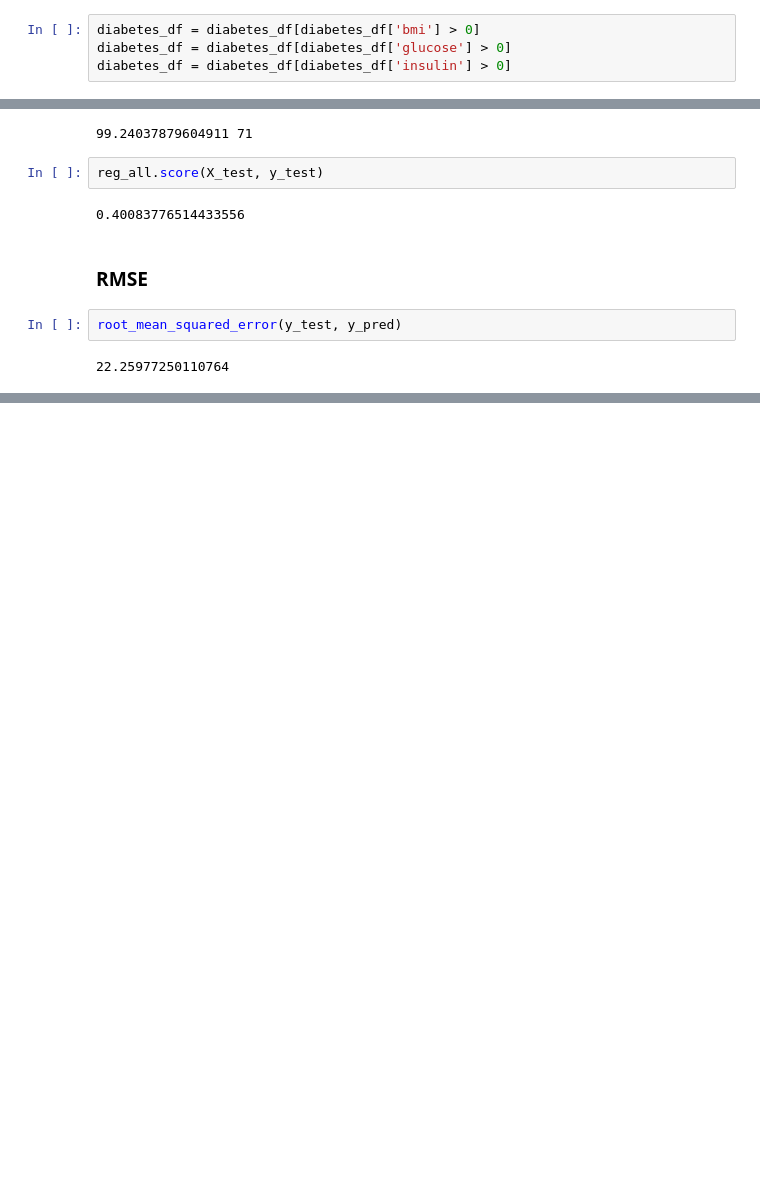
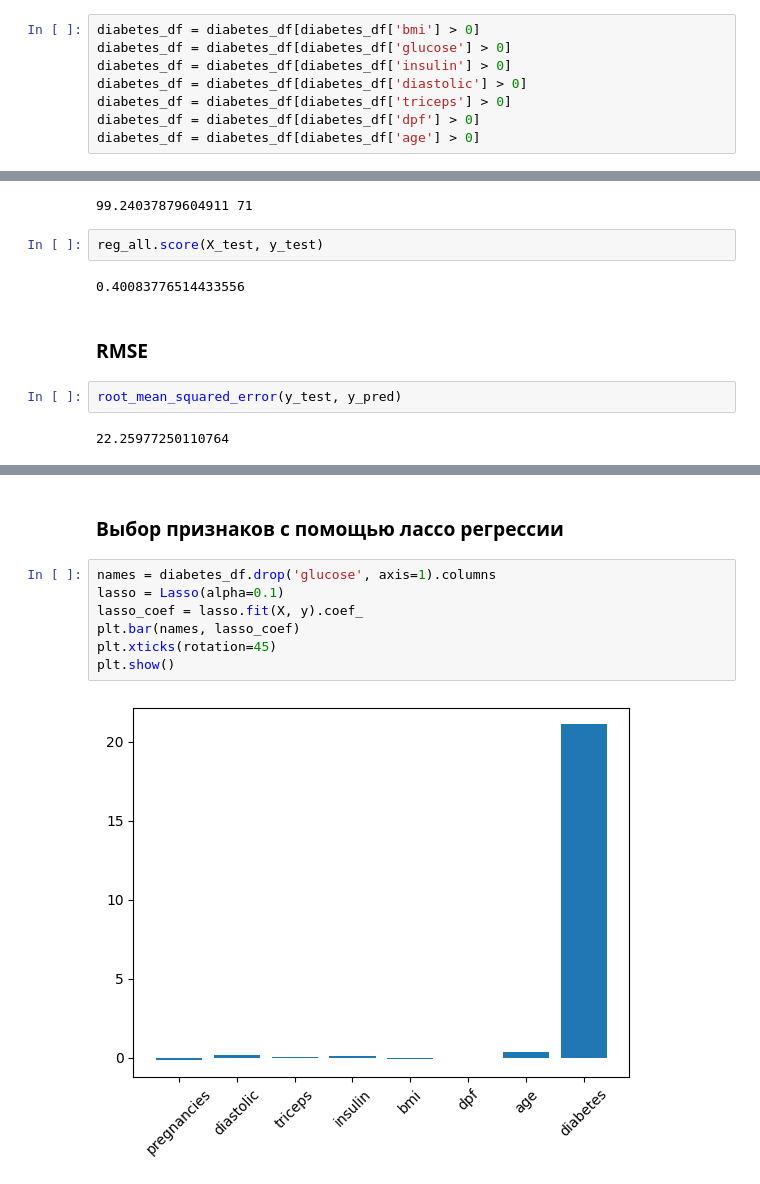
Before and after one commit to golubnichiy/bigdata_0925, a Jupyter notebook: day_04.ipynb, the cells around one changed output, grey strips where cells are left out. Saved outputs shown, nothing was run; the diff lists cells and outputs as text; blank space fills up the shorter version.

```diff
--- a/day_04.ipynb
+++ b/day_04.ipynb
@@ -50,6 +50,10 @@ memory usage: 54.1 KB
 diabetes_df = diabetes_df[diabetes_df['bmi'] > 0]
 diabetes_df = diabetes_df[diabetes_df['glucose'] > 0]
 diabetes_df = diabetes_df[diabetes_df['insulin'] > 0]
+diabetes_df = diabetes_df[diabetes_df['diastolic'] > 0]
+diabetes_df = diabetes_df[diabetes_df['triceps'] > 0]
+diabetes_df = diabetes_df[diabetes_df['dpf'] > 0]
+diabetes_df = diabetes_df[diabetes_df['age'] > 0]
 # %% [markdown]
 ### Разбивка на целевую переменную и признаки
 # %%
@@ -212,0 +259,11 @@ root_mean_squared_error(y_test, y_pred)
+# %% [markdown]
+### Выбор признаков с помощью лассо регрессии
+# %%
+names = diabetes_df.drop('glucose', axis=1).columns
+lasso = Lasso(alpha=0.1)
+lasso_coef = lasso.fit(X, y).coef_
+plt.bar(names, lasso_coef)
+plt.xticks(rotation=45)
+plt.show()
+# %% [output]
+[figure, added]
```
Also changed, not shown: parts of 8 cells of this notebook, 3 other files.
